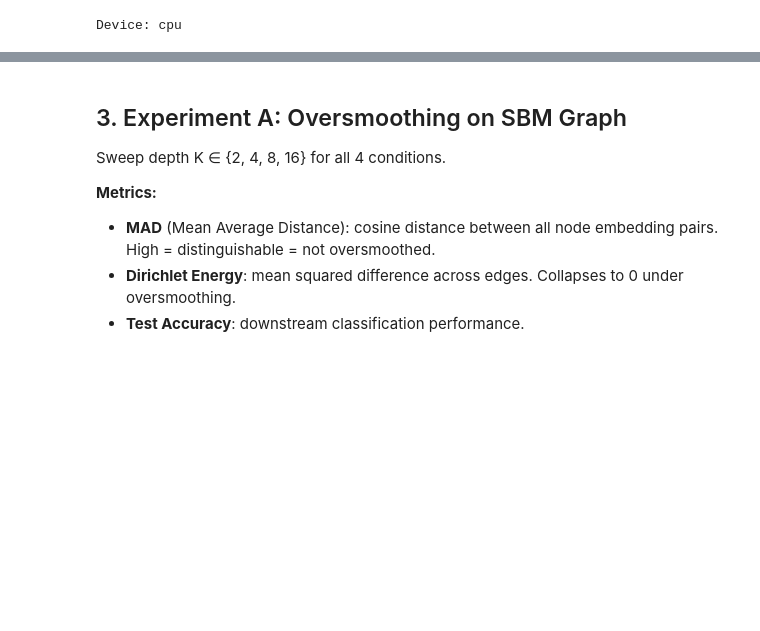
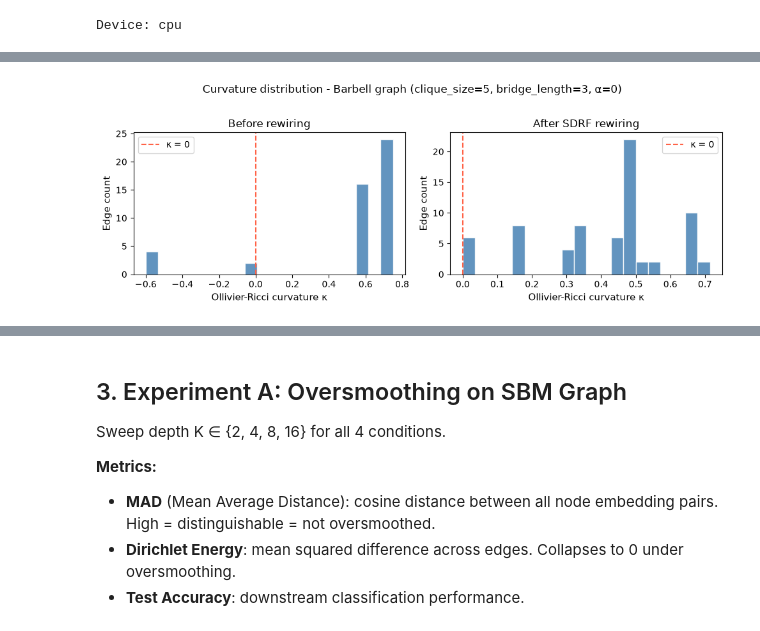
Before and after one commit to NicoReit54/Graph_Representation_Learning_Miniproject, a Jupyter notebook: experiments.ipynb, the cells around one changed output, grey strips where cells are left out. Saved outputs shown, nothing was run; the diff lists cells and outputs as text; code cells hidden in the pictures; blank space fills up the shorter version.

```diff
--- a/experiments.ipynb
+++ b/experiments.ipynb
@@ -94,21 +110,22 @@ print(f'  Barbell edges: {data_barbell.edge_index.size(1)//2} -> {data_barbell_r
 # %%
 # Curvature distribution of the barbell (clique_size=5, bridge_length=3) before vs after rewiring.
-# Small cliques keep the bridge bottleneck edges clearly visible relative to clique edges.
 curv_before = list(compute_ricci_curvature(data_barbell).values())
 curv_after  = list(compute_ricci_curvature(data_barbell_rew).values())
 
 fig, axes = plt.subplots(1, 2, figsize=(10, 3.5), sharey=False)
 for ax, vals, title in zip(axes,
                             [curv_before, curv_after],
                             ["Before rewiring", "After SDRF rewiring"]):
     ax.hist(vals, bins=20, color="steelblue", edgecolor="white", alpha=0.85)
     ax.axvline(0, color="tomato", lw=1.5, linestyle="--", label="κ = 0")
     ax.set_xlabel("Ollivier-Ricci curvature κ", fontsize=11)
     ax.set_ylabel("Edge count", fontsize=11)
     ax.set_title(title, fontsize=12)
     ax.legend(fontsize=10)
-plt.suptitle("Curvature distribution — Barbell graph (clique_size=5, bridge_length=3, α=0)",
+plt.suptitle("Curvature distribution - Barbell graph (clique_size=5, bridge_length=3, α=0)",
              fontsize=12, y=1.02)
 plt.tight_layout()
 plt.savefig("curvature_distributions.pdf", bbox_inches="tight")
 plt.show()
+# %% [output]
+[figure, added]
```
Also changed, not shown: parts of 21 cells of this notebook, 10 other files.
